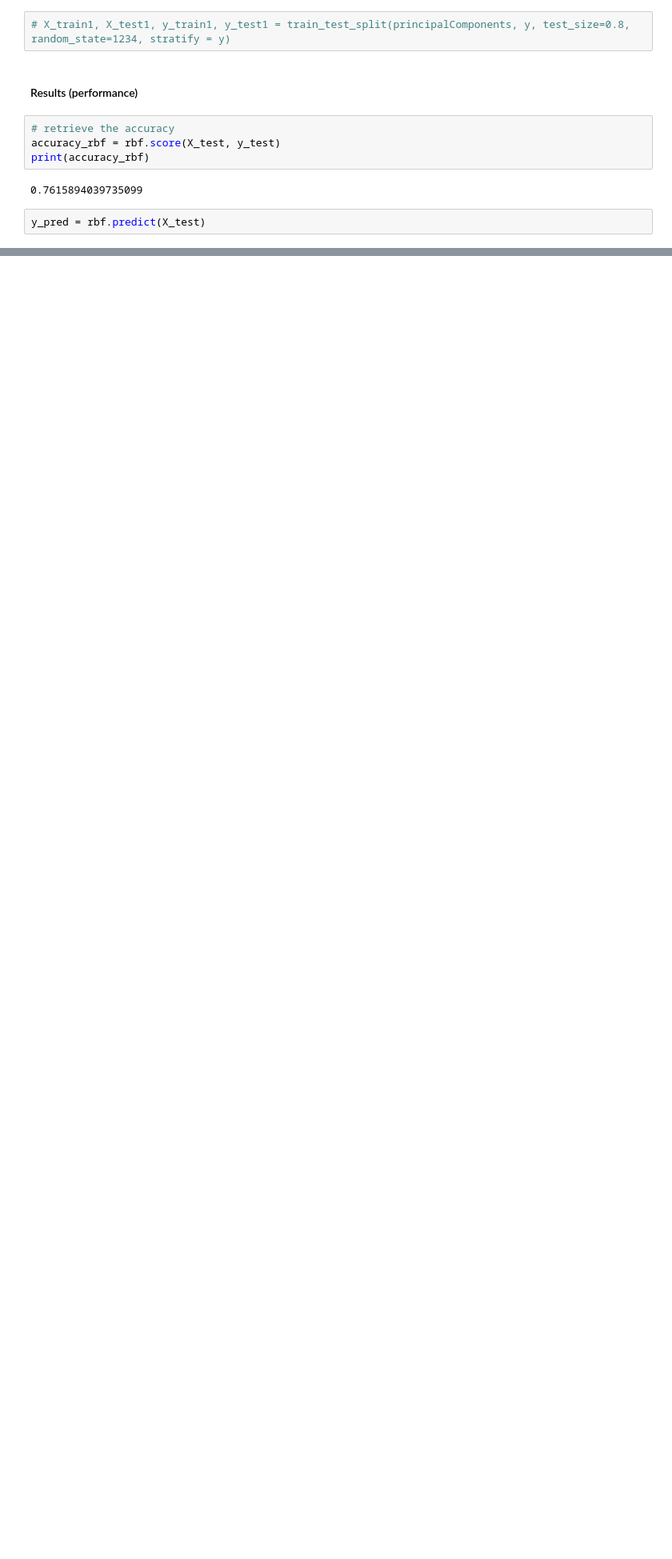
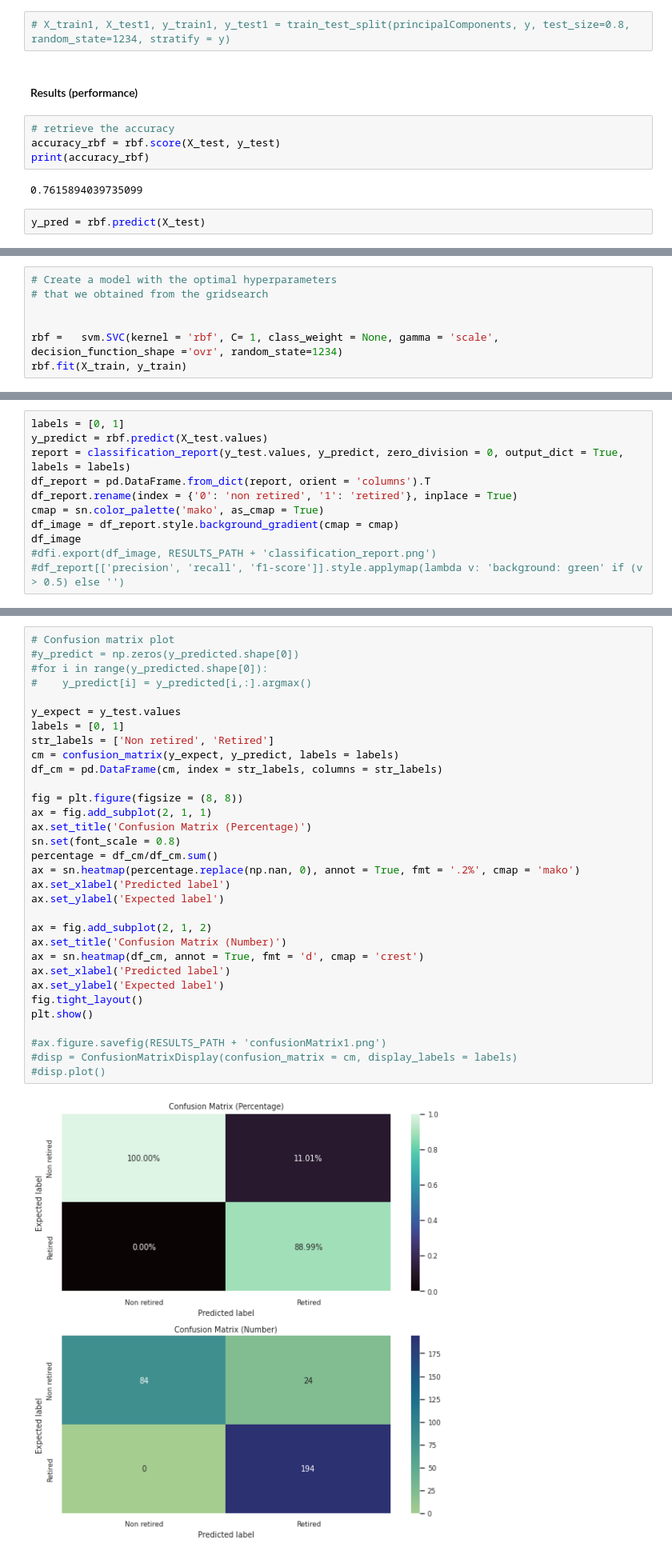
Before and after one commit to SolemnShark871/Churn, a Jupyter notebook: SVM_Model.ipynb, the cells around one changed output, grey strips where cells are left out. Shown at 80% size. Cells and saved outputs as stored; diff of their text form; blank space fills up the shorter version.

```diff
--- a/SVM_Model.ipynb
+++ b/SVM_Model.ipynb
@@ -163,0 +262,7 @@ weighted avg       0.76      0.76      0.75       302
+# %%
+# Create a model with the optimal hyperparameters
+# that we obtained from the gridsearch
+
+
+rbf =   svm.SVC(kernel = 'rbf', C= 1, class_weight = None, gamma = 'scale', decision_function_shape ='ovr', random_state=1234)
+rbf.fit(X_train, y_train)
@@ -163,0 +303,11 @@ weighted avg       0.76      0.76      0.75       302
+# %%
+labels = [0, 1]
+y_predict = rbf.predict(X_test.values)
+report = classification_report(y_test.values, y_predict, zero_division = 0, output_dict = True, labels = labels)
+df_report = pd.DataFrame.from_dict(report, orient = 'columns').T
+df_report.rename(index = {'0': 'non retired', '1': 'retired'}, inplace = True)
+cmap = sn.color_palette('mako', as_cmap = True)
+df_image = df_report.style.background_gradient(cmap = cmap)
+df_image
+#dfi.export(df_image, RESULTS_PATH + 'classification_report.png')
+#df_report[['precision', 'recall', 'f1-score']].style.applymap(lambda v: 'background: green' if (v > 0.5) else '')
@@ -163,0 +321,34 @@ weighted avg       0.76      0.76      0.75       302
+# %%
+# Confusion matrix plot
+#y_predict = np.zeros(y_predicted.shape[0])
+#for i in range(y_predicted.shape[0]):
+#    y_predict[i] = y_predicted[i,:].argmax()
+
+y_expect = y_test.values
+labels = [0, 1]
+str_labels = ['Non retired', 'Retired']
+cm = confusion_matrix(y_expect, y_predict, labels = labels)
+df_cm = pd.DataFrame(cm, index = str_labels, columns = str_labels)
+
+fig = plt.figure(figsize = (8, 8))
+ax = fig.add_subplot(2, 1, 1)
+ax.set_title('Confusion Matrix (Percentage)')
+sn.set(font_scale = 0.8)
+percentage = df_cm/df_cm.sum()
+ax = sn.heatmap(percentage.replace(np.nan, 0), annot = True, fmt = '.2%', cmap = 'mako')
+ax.set_xlabel('Predicted label')
+ax.set_ylabel('Expected label')
+
+ax = fig.add_subplot(2, 1, 2)
+ax.set_title('Confusion Matrix (Number)')
+ax = sn.heatmap(df_cm, annot = True, fmt = 'd', cmap = 'crest')
+ax.set_xlabel('Predicted label')
+ax.set_ylabel('Expected label')
+fig.tight_layout()
+plt.show()
+
+#ax.figure.savefig(RESULTS_PATH + 'confusionMatrix1.png')
+#disp = ConfusionMatrixDisplay(confusion_matrix = cm, display_labels = labels)
+#disp.plot()
+# %% [output]
+[figure, added]
```
Also changed, not shown: parts of 32 cells of this notebook.
